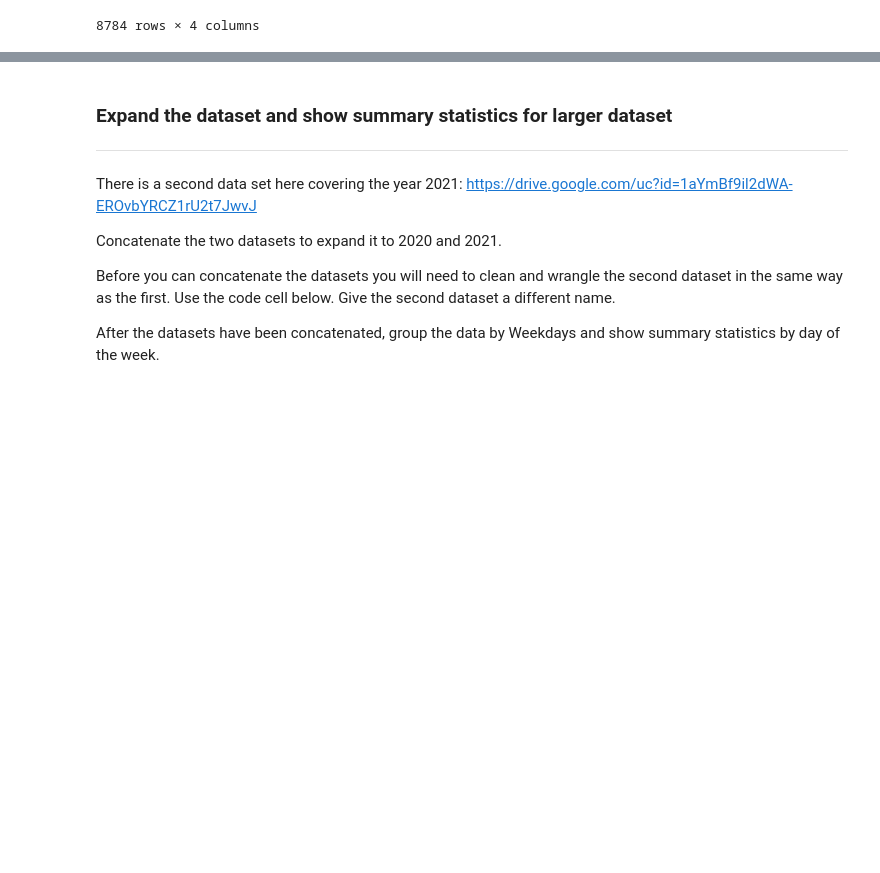
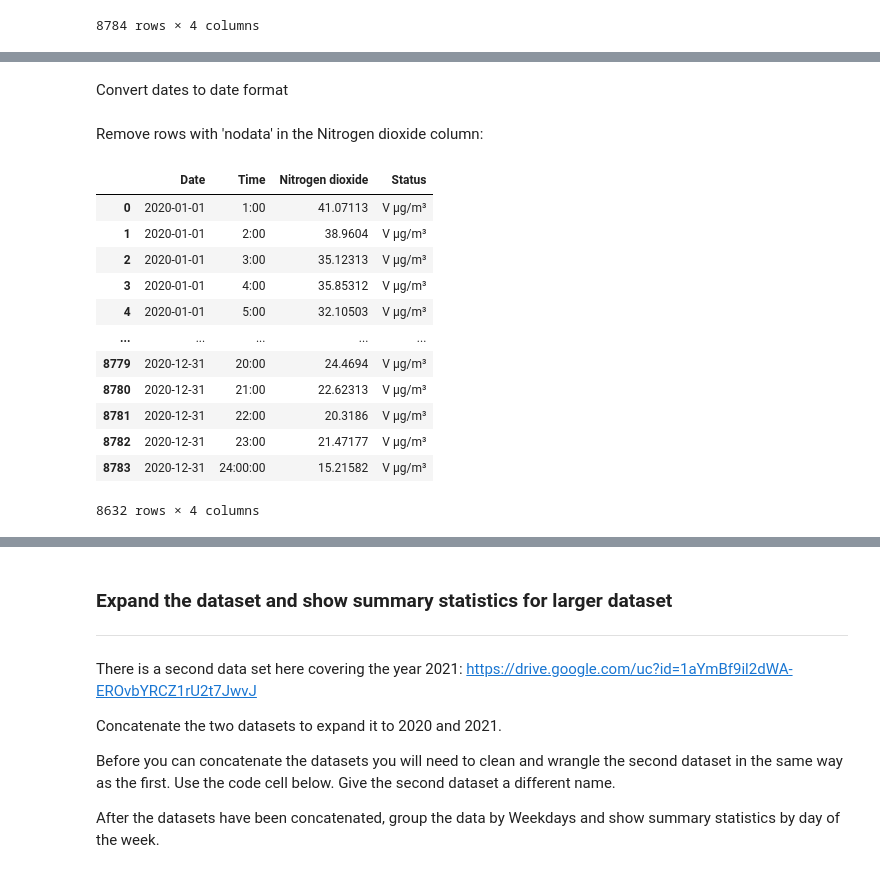
Before and after one commit to ind222/python-fundamentals, a Jupyter notebook: Worksheets/Air_quality_mini_project.ipynb, the cells around one changed output, grey strips where cells are left out. Cells and saved outputs as stored; diff of their text form; code cells hidden in the pictures; blank space fills up the shorter version.

```diff
--- a/Worksheets/Air_quality_mini_project.ipynb
+++ b/Worksheets/Air_quality_mini_project.ipynb
@@ -67,0 +86,21 @@ new_df
+# %% [markdown]
+Convert dates to date format
+# %% [markdown]
+Remove rows with 'nodata' in the Nitrogen dioxide column:
+# %%
+df = df[df['Nitrogen dioxide'] != 'nodata']
+df
+# %% [output]
+|  | Date | Time | Nitrogen dioxide | Status |
+| 0 | 2020-01-01 | 1:00 | 41.07113 | V µg/m³ |
+| 1 | 2020-01-01 | 2:00 | 38.9604 | V µg/m³ |
+| 2 | 2020-01-01 | 3:00 | 35.12313 | V µg/m³ |
+| 3 | 2020-01-01 | 4:00 | 35.85312 | V µg/m³ |
+| 4 | 2020-01-01 | 5:00 | 32.10503 | V µg/m³ |
+| ... | ... | ... | ... | ... |
+| 8779 | 2020-12-31 | 20:00 | 24.4694 | V µg/m³ |
+| 8780 | 2020-12-31 | 21:00 | 22.62313 | V µg/m³ |
+| 8781 | 2020-12-31 | 22:00 | 20.3186 | V µg/m³ |
+| 8782 | 2020-12-31 | 23:00 | 21.47177 | V µg/m³ |
+| 8783 | 2020-12-31 | 24:00:00 | 15.21582 | V µg/m³ |
+8632 rows × 4 columns
```
Also changed, not shown: parts of 12 cells of this notebook.
